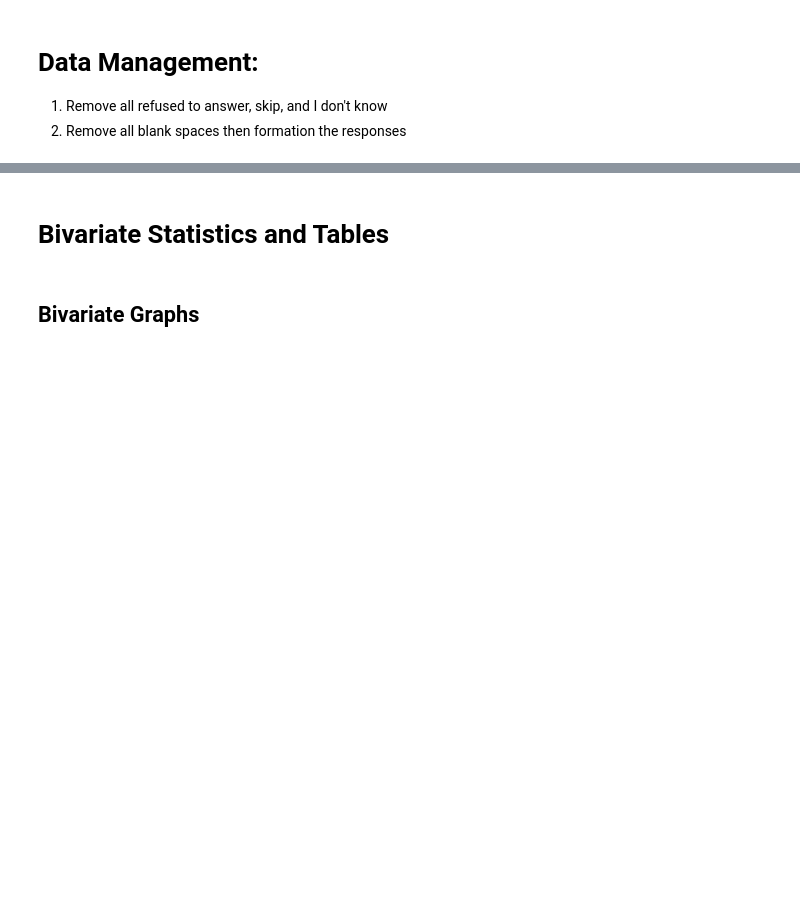
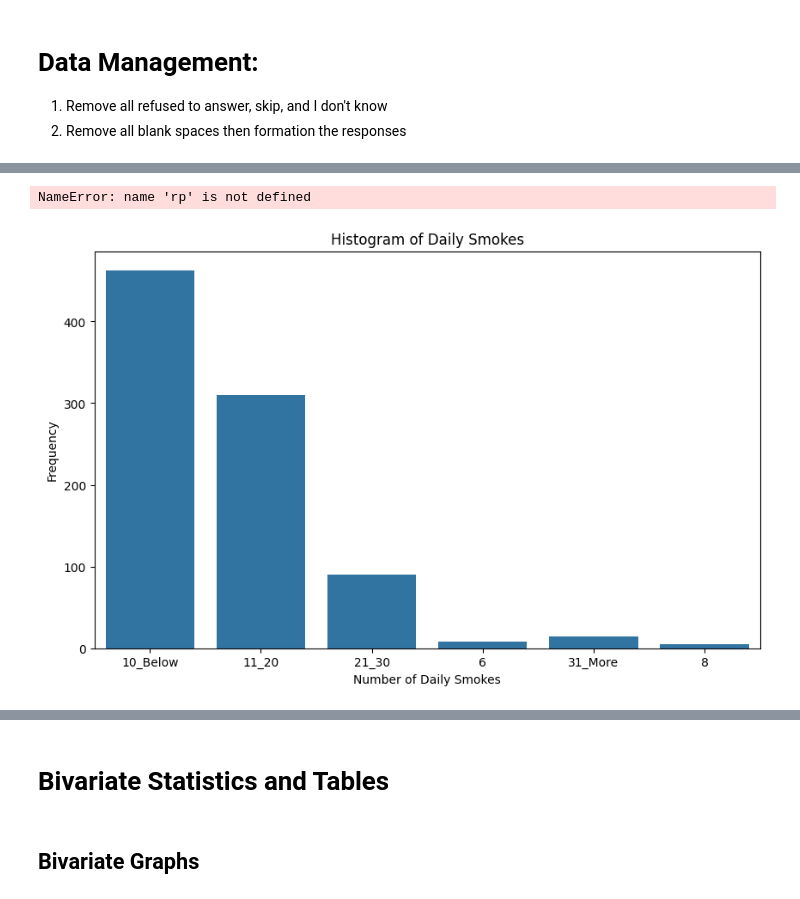
Before and after one commit to SageCas/Money-Expense-Report, a Jupyter notebook: Research_Question_1_(By_____________).ipynb, the cells around one changed output, grey strips where cells are left out. Drawn from its saved outputs; the diff is of its cells as text; code cells hidden in the pictures; blank space fills up the shorter version.

```diff
--- a/Research_Question_1_(By_____________).ipynb
+++ b/Research_Question_1_(By_____________).ipynb
@@ -25,2 +33,8 @@ Insert picture of variable 1 from research question:
 # %%
 #Manage data for variable 1
+df= df.dropna()
+# %%
+df['H4TO11'].value_counts()
+df['DAILY_SMOKES'] = df['H4TO11']
+df = df[df.DAILY_SMOKES != 7]
+df['DAILY_SMOKES'].value_counts()
@@ -26,0 +51,3 @@ Insert picture of variable 1 from research question:
+# %%
+df['DAILY_SMOKES'].replace( [1,2,3,4] , ['10_Below','11_20','21_30','31_More'] ,  inplace= True )
+df['DAILY_SMOKES'].value_counts()
@@ -30,0 +86,20 @@ Insert picture of variable 2 from research question:
+# %%
+rp.summary_cat(df['DAILY_SMOKES'])
+# %% [output]
+NameError: name 'rp' is not defined
+# %%
+# prompt: make a histogram
+
+import matplotlib.pyplot as plt
+import seaborn as sns
+
+# Assuming 'df' and 'DAILY_SMOKES' column are already defined as in the previous code
+
+plt.figure(figsize=(10, 6))
+sns.countplot(x='DAILY_SMOKES', data=df)
+plt.title('Histogram of Daily Smokes')
+plt.xlabel('Number of Daily Smokes')
+plt.ylabel('Frequency')
+plt.show()
+# %% [output]
+[figure, added]
```
Also changed, not shown: parts of 21 cells of this notebook.
